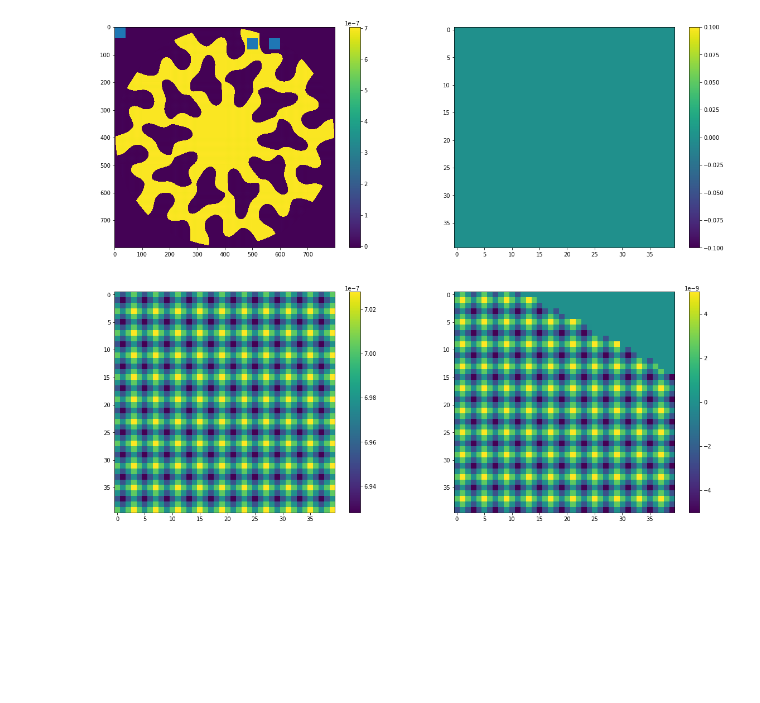
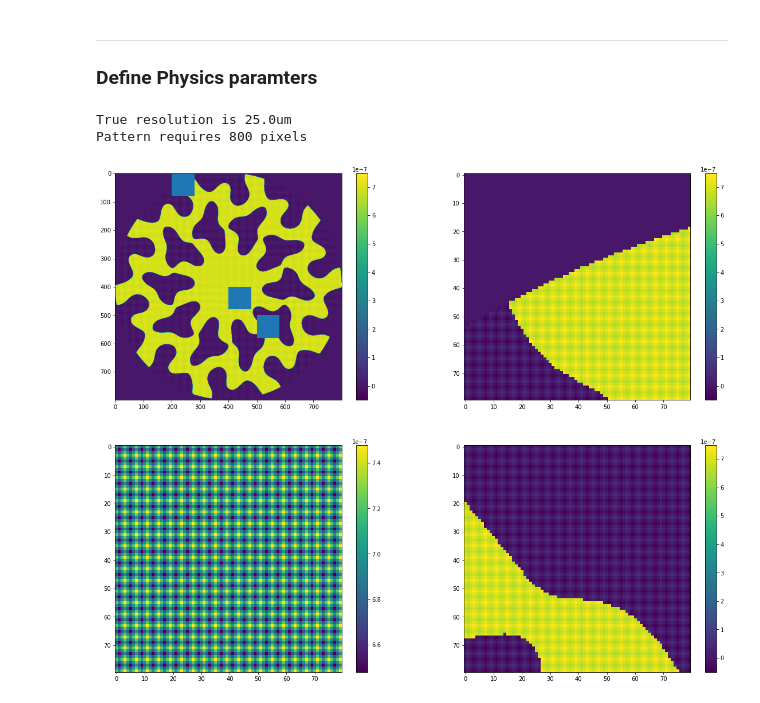
Before and after one commit to ptuthill/Toliman, a Jupyter notebook: Lithography/STL_file_maker.ipynb, the cells around one changed output. Drawn from its saved outputs; the diff is of its cells as text; code cells hidden in the pictures; blank space fills up the shorter version.

```diff
--- a/Lithography/STL_file_maker.ipynb
+++ b/Lithography/STL_file_maker.ipynb
@@ -144,15 +0,0 @@ Use the masks to apply the phase gratings to the different regions
-# %%
-pupil_real = ((pupil_depth + grating) * norm_phase + (pupil_depth + anti_grating) * anti_phase)
-size = int(200 * ratio)
-
-x1 = 0
-y1 = 0
-cut_1 = pupil_real[y1:y1+size, x1:x1+size]
-
-x2 = int(2400 * ratio)
-y2 = int(200 * ratio)
-cut_2 = pupil_real[y2:y2+size, x2:x2+size]
-
-x3 = int(2800 * ratio)
-y3 = int(200 * ratio)
-cut_3 = pupil_real[y3:y3+size, x3:x3+size]
@@ -158,0 +81,30 @@ cut_3 = pupil_real[y3:y3+size, x3:x3+size]
+# %% [markdown]
+---
+### Define Physics paramters
+# %%
+# pupil (pattern) diameter
+diameter = 20e-3 # 20mm
+# diameter = 5e-3 # 5mm
+
+# Desired pattern resolution
+resolution_in = 25e-6 # 25um
+# resolution_in = 10e-6 # 10um
+
+# Calcualte number of pixels
+N = np.round(diameter/resolution_in, decimals=0).astype(np.int)
+resolution = diameter/N
+print("True resolution is {}um".format(resolution*1e6))
+print("Pattern requires {} pixels".format(N))
+
+# Sinusoidal grating paramters
+grating_amplitude = 100e-9 # 100nm
+grating_period = 100e-6 # 100 microns
+
+# Substrate and observatioanl properties
+# Target wavelength where we get perfect antiphase
+wl = 635e-9 # 635nm
+n1 = 1 # unitless
+n2 = 1.455 # unitless
+# %% [output]
+True resolution is 25.0um
+Pattern requires 800 pixels
@@ -159,25 +133,53 @@ cut_3 = pupil_real[y3:y3+size, x3:x3+size]
+# %%
+# Combine these values into final pupil and normalise
+Zraw = magnitude * (norm_phase*(pupil_physical + grating) + anti_phase*(pupil_physical + anti_grating))
+Zout = Zraw
+# Zshift = Zraw - np.min(Zraw)
+# Znorm = Zshift/np.max(Zshift)
+
+# 16 bit out
+# Zout = ((2**16 - 1)*Znorm).astype(np.uint16)
+
+# 8 bit out
+# Zout = ((2**8 - 1)*Znorm).astype(np.uint8)
 # %%
+# Check that Z is what we expect
+ratio = N / 800 #  / N
+size = int(ratio * 80)
+
+x1 = int(200 * ratio)
+y1 = int(0 * ratio)
+cut_1 = Zout[y1:y1+size, x1:x1+size]
+
+x2 = int(400 * ratio)
+y2 = int(400 * ratio)
+cut_2 = Zout[y2:y2+size, x2:x2+size]
+
+x3 = int(500 * ratio)
+y3 = int(500 * ratio)
+cut_3 = Zout[y3:y3+size, x3:x3+size]
+
 plt.figure(figsize=(20,16))
 
 ax = plt.subplot(2,2,1)
-plt.imshow(pupil_real)
+plt.imshow(Zout)
 ax.add_patch(patches.Rectangle((x1, y1), size, size))
 ax.add_patch(patches.Rectangle((x2, y2), size, size))
 ax.add_patch(patches.Rectangle((x3, y3), size, size))
 plt.colorbar()
 
 
 plt.subplot(2,2,2)
 plt.imshow(cut_1)
 plt.colorbar()
 
 plt.subplot(2,2,3)
 plt.imshow(cut_2)
 plt.colorbar()
 
 plt.subplot(2,2,4)
 plt.imshow(cut_3)
 plt.colorbar()
 plt.show()
 # %% [output]
-[figure, old version]
+[figure, new version]
```
Also changed, not shown: parts of 31 cells of this notebook, 4 other files.
